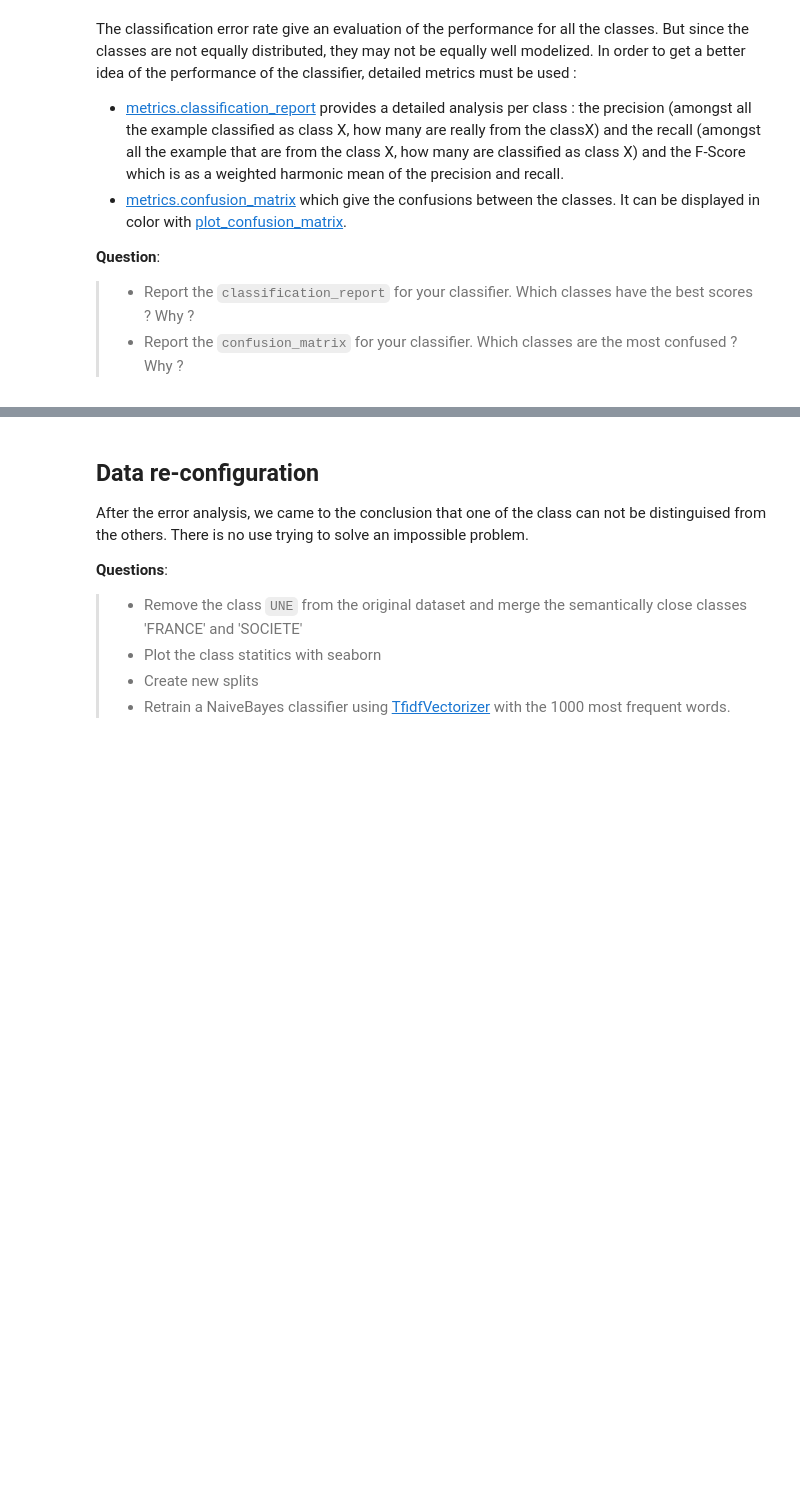
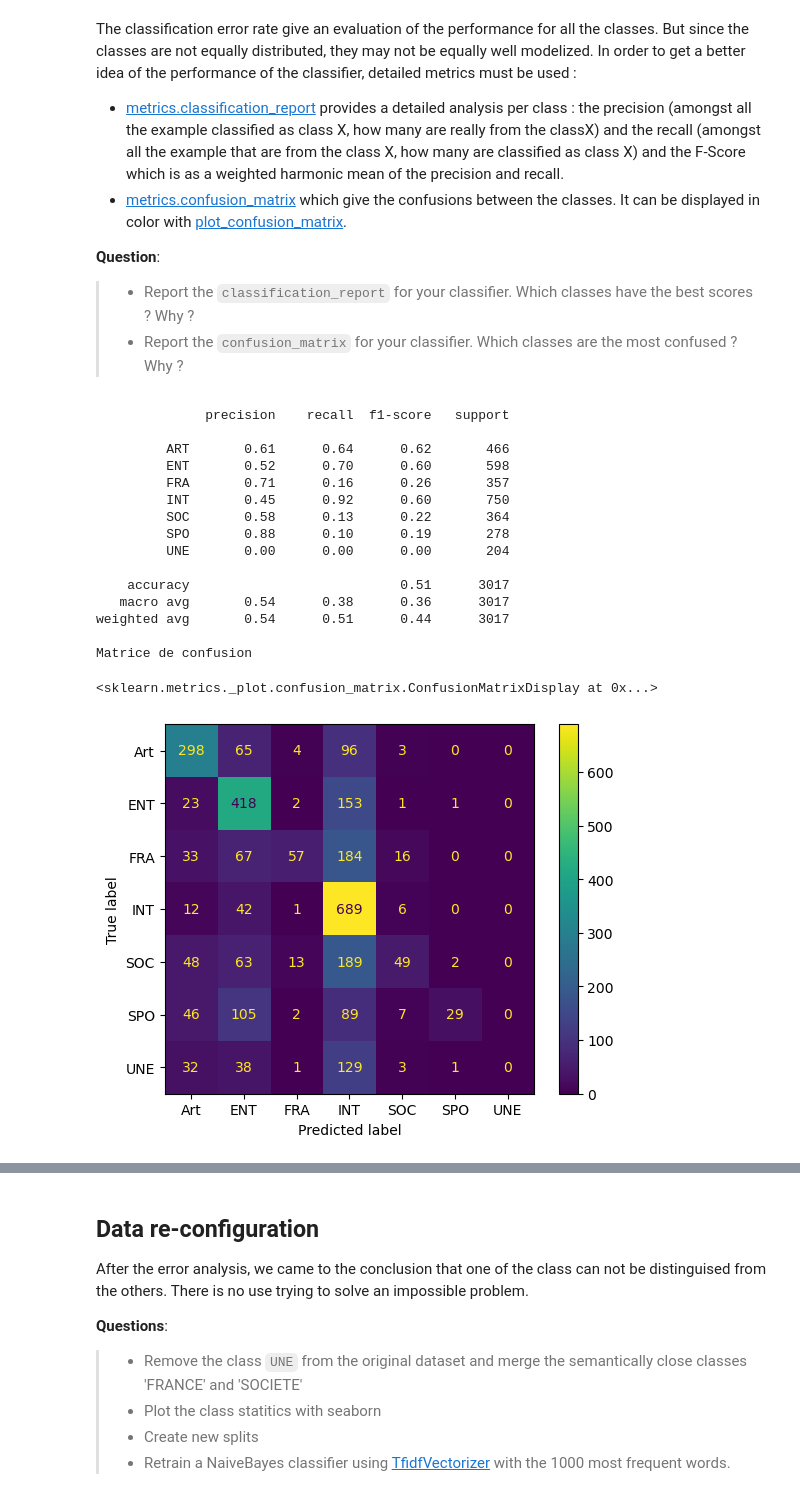
Before and after one commit to Marimar4/nlp-lab-text-classification, a Jupyter notebook: TextClassification_LeMonde.ipynb, the cells around one changed output, grey strips where cells are left out. Drawn from its saved outputs; the diff is of its cells as text; code cells hidden in the pictures; blank space fills up the shorter version.

```diff
--- a/TextClassification_LeMonde.ipynb
+++ b/TextClassification_LeMonde.ipynb
@@ -286,0 +283,30 @@ from sklearn.metrics import classification_report, ConfusionMatrixDisplay
+# %%
+from sklearn.metrics import classification_report,confusion_matrix, ConfusionMatrixDisplay
+
+# YOUR CODE HERE
+
+## classification report
+print(classification_report(y_test, test_predictions))
+## confusion matrix
+
+dis=ConfusionMatrixDisplay(confusion_matrix(y_test, test_predictions), display_labels=["Art", "ENT", "FRA", "INT", "SOC", "SPO", "UNE"])
+print("Matrice de confusion")
+dis.plot()
+# %% [output]
+              precision    recall  f1-score   support
+
+         ART       0.61      0.64      0.62       466
+         ENT       0.52      0.70      0.60       598
+         FRA       0.71      0.16      0.26       357
+         INT       0.45      0.92      0.60       750
+         SOC       0.58      0.13      0.22       364
+         SPO       0.88      0.10      0.19       278
+         UNE       0.00      0.00      0.00       204
+
+    accuracy                           0.51      3017
+   macro avg       0.54      0.38      0.36      3017
+weighted avg       0.54      0.51      0.44      3017
+
+Matrice de confusion
+<sklearn.metrics._plot.confusion_matrix.ConfusionMatrixDisplay at 0x...>
+[figure, added]
```
Also changed, not shown: parts of 9 cells of this notebook.
